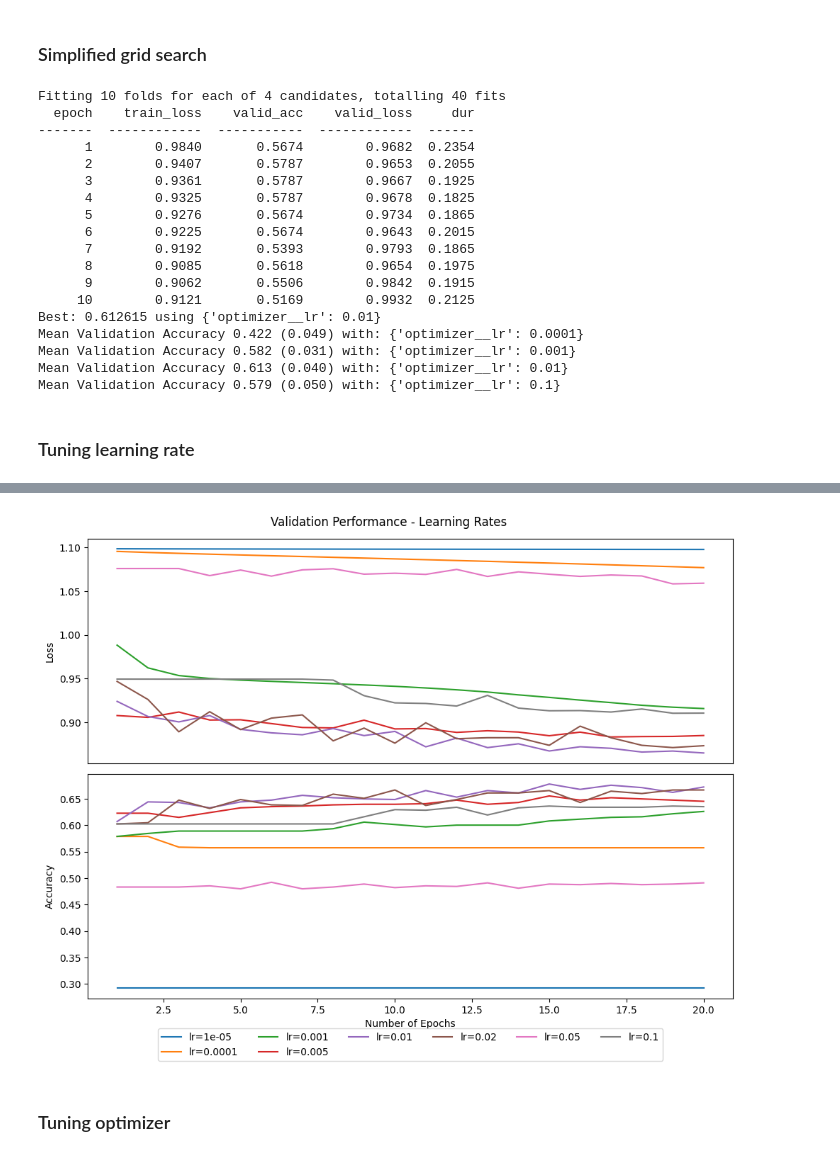
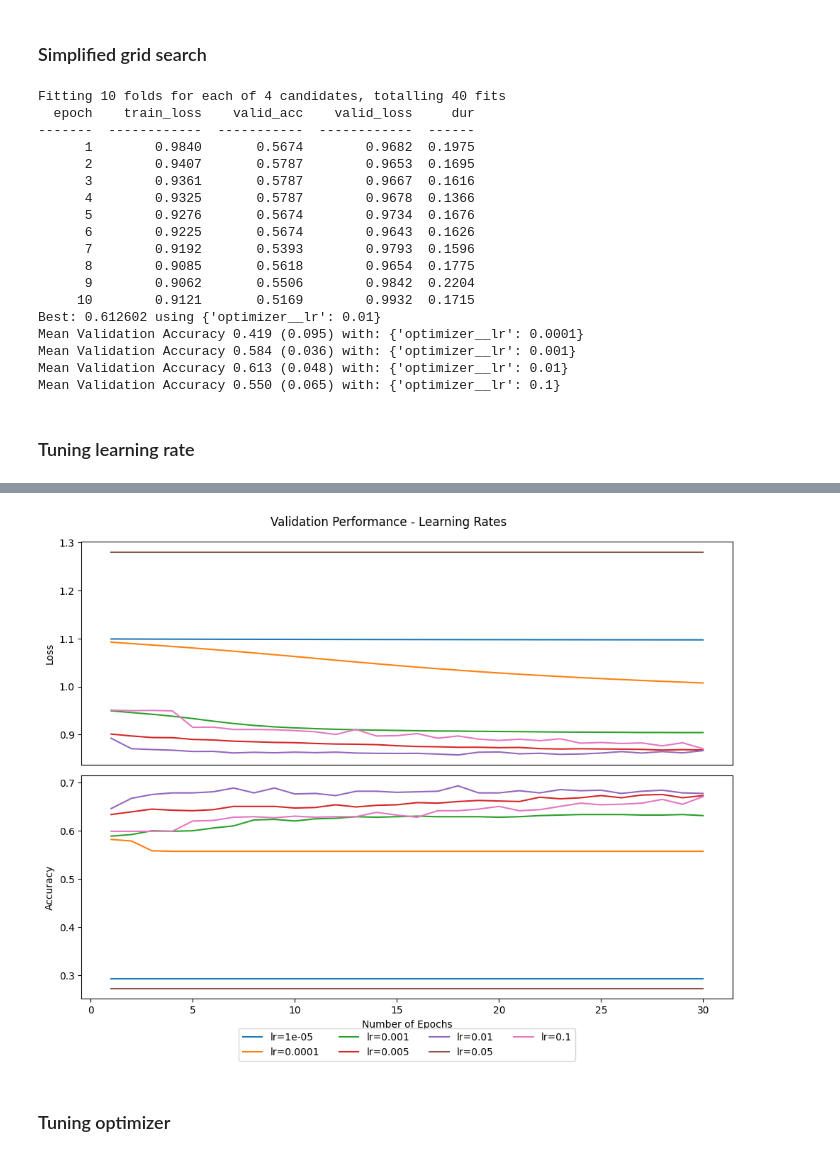
Before and after one commit to milanaveed/cits4012_project, a Jupyter notebook: 4012_v1.ipynb, the cells around one changed output, grey strips where cells are left out. Drawn from its saved outputs; the diff is of its cells as text; code cells hidden in the pictures.

```diff
--- a/4012_v1.ipynb
+++ b/4012_v1.ipynb
@@ -429,9 +429,12 @@ y_test_model1 = test_df1["polarity"]
 # Convert polarity information into indices (using one-hot encoding)
 label_mapping = {"neutral": 0, "positive": 1, "negative": 2}
 index_to_label = {0: "Neutral", 1: "Positive", 2: "Negative"}
-train_df1["polarity"] = train_df1["polarity"].map(label_mapping).fillna(-1).astype(int)
-val_df1["polarity"] = val_df1["polarity"].map(label_mapping).fillna(-1).astype(int)
-test_df1["polarity"] = test_df1["polarity"].map(label_mapping).fillna(-1).astype(int)
+train_df1["polarity"] = train_df1["polarity"].map(
+    label_mapping).fillna(-1).astype(int)
+val_df1["polarity"] = val_df1["polarity"].map(
+    label_mapping).fillna(-1).astype(int)
+test_df1["polarity"] = test_df1["polarity"].map(
+    label_mapping).fillna(-1).astype(int)
 # %%
 # Get the one-hot representation of the target variable
 y_train_encoded1 = train_df1["polarity"]
@@ -1196,29 +1199,29 @@ for mean, stdev, param in zip(means, stds, params):
 Fitting 10 folds for each of 4 candidates, totalling 40 fits
   epoch    train_loss    valid_acc    valid_loss     dur
 -------  ------------  -----------  ------------  ------
-      1        0.9840       0.5674        0.9682  0.2354
-      2        0.9407       0.5787        0.9653  0.2055
-      3        0.9361       0.5787        0.9667  0.1925
-      4        0.9325       0.5787        0.9678  0.1825
-      5        0.9276       0.5674        0.9734  0.1865
-      6        0.9225       0.5674        0.9643  0.2015
-      7        0.9192       0.5393        0.9793  0.1865
-      8        0.9085       0.5618        0.9654  0.1975
-      9        0.9062       0.5506        0.9842  0.1915
-     10        0.9121       0.5169        0.9932  0.2125
-Best: 0.612615 using {'optimizer__lr': 0.01}
-Mean Validation Accuracy 0.422 (0.049) with: {'optimizer__lr': 0.0001}
-Mean Validation Accuracy 0.582 (0.031) with: {'optimizer__lr': 0.001}
-Mean Validation Accuracy 0.613 (0.040) with: {'optimizer__lr': 0.01}
-Mean Validation Accuracy 0.579 (0.050) with: {'optimizer__lr': 0.1}
+      1        0.9840       0.5674        0.9682  0.1975
+      2        0.9407       0.5787        0.9653  0.1695
+      3        0.9361       0.5787        0.9667  0.1616
+      4        0.9325       0.5787        0.9678  0.1366
+      5        0.9276       0.5674        0.9734  0.1676
+      6        0.9225       0.5674        0.9643  0.1626
+      7        0.9192       0.5393        0.9793  0.1596
+      8        0.9085       0.5618        0.9654  0.1775
+      9        0.9062       0.5506        0.9842  0.2204
+     10        0.9121       0.5169        0.9932  0.1715
+Best: 0.612602 using {'optimizer__lr': 0.01}
+Mean Validation Accuracy 0.419 (0.095) with: {'optimizer__lr': 0.0001}
+Mean Validation Accuracy 0.584 (0.036) with: {'optimizer__lr': 0.001}
+Mean Validation Accuracy 0.613 (0.048) with: {'optimizer__lr': 0.01}
+Mean Validation Accuracy 0.550 (0.065) with: {'optimizer__lr': 0.1}
 # %% [markdown]
 ### Tuning learning rate
 # %%
 # TODO: 如果有时间，加入scheduler
-lr_options = [0.00001, 0.0001, 0.001, 0.005, 0.01, 0.02, 0.05, 0.1]
+lr_options = [0.00001, 0.0001, 0.001, 0.005, 0.01, 0.05, 0.1]
 best_lr = None
 best_val_loss = float("inf")
-num_epochs = 20
+num_epochs = 30
 
 
 model1 = Model1(
@@ -1265,7 +1268,7 @@ print(f"Best learning rate: {best_lr}")
 ax1.set_ylabel("Loss")
 ax1.tick_params(axis='x', which='both',
                 bottom=False)  # turn off major & minor ticks on the bottom
-ax2.legend(loc='lower center', ncol=6, bbox_to_anchor=(0.5, -0.3))
+ax2.legend(loc='lower center', ncol=4, bbox_to_anchor=(0.5, -0.3))
 ax2.set_xlabel("Number of Epochs")
 ax2.set_ylabel("Accuracy")
 ax2.xaxis.set_minor_locator(MultipleLocator(5))
@@ -1291,6 +1294,6 @@ End of training | Val Accuracy: 0.635 | Val Macro-F1: 0.596 | Val Loss: 0.910
 ================================================================================
 Best learning rate: 0.01
-[figure, old version]
+[figure, new version]
 # %% [markdown]
 ### Tuning optimizer
 # %%
```
Also changed, not shown: parts of 26 cells of this notebook, 14 other files.
